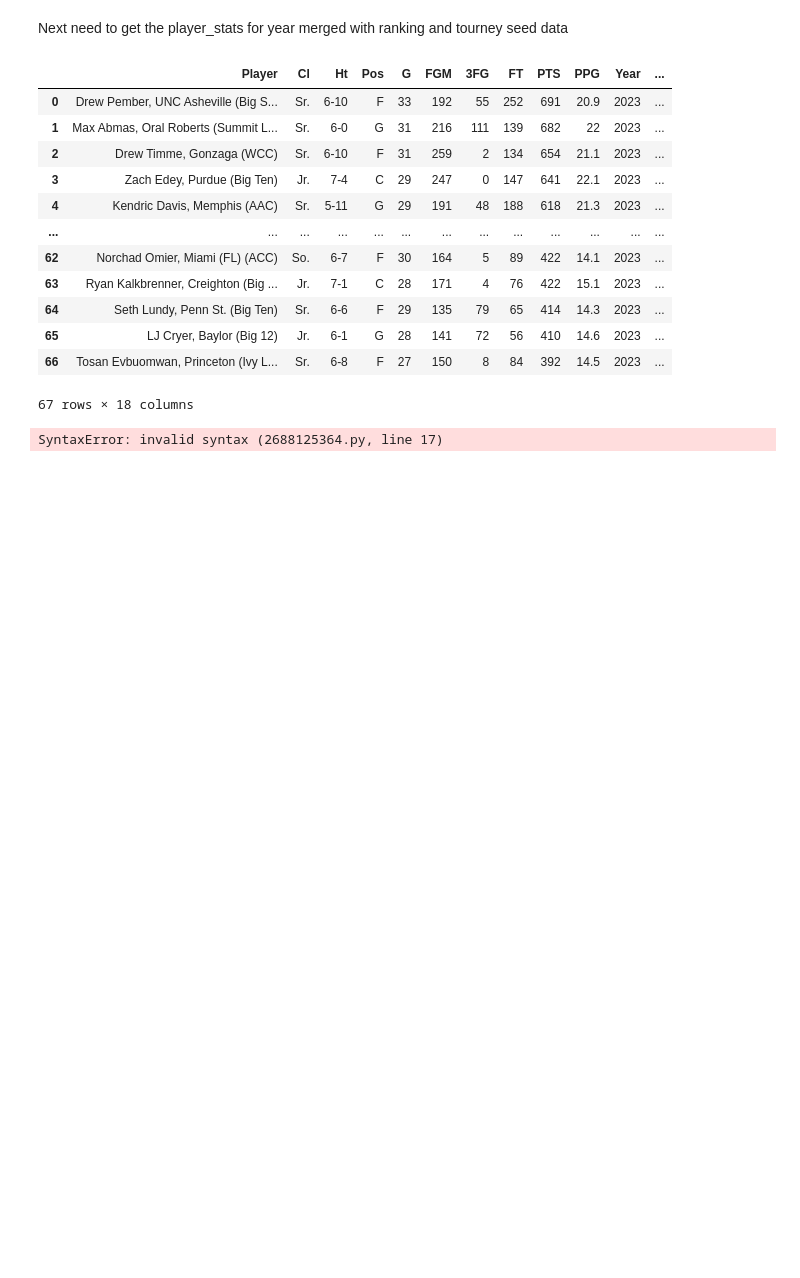
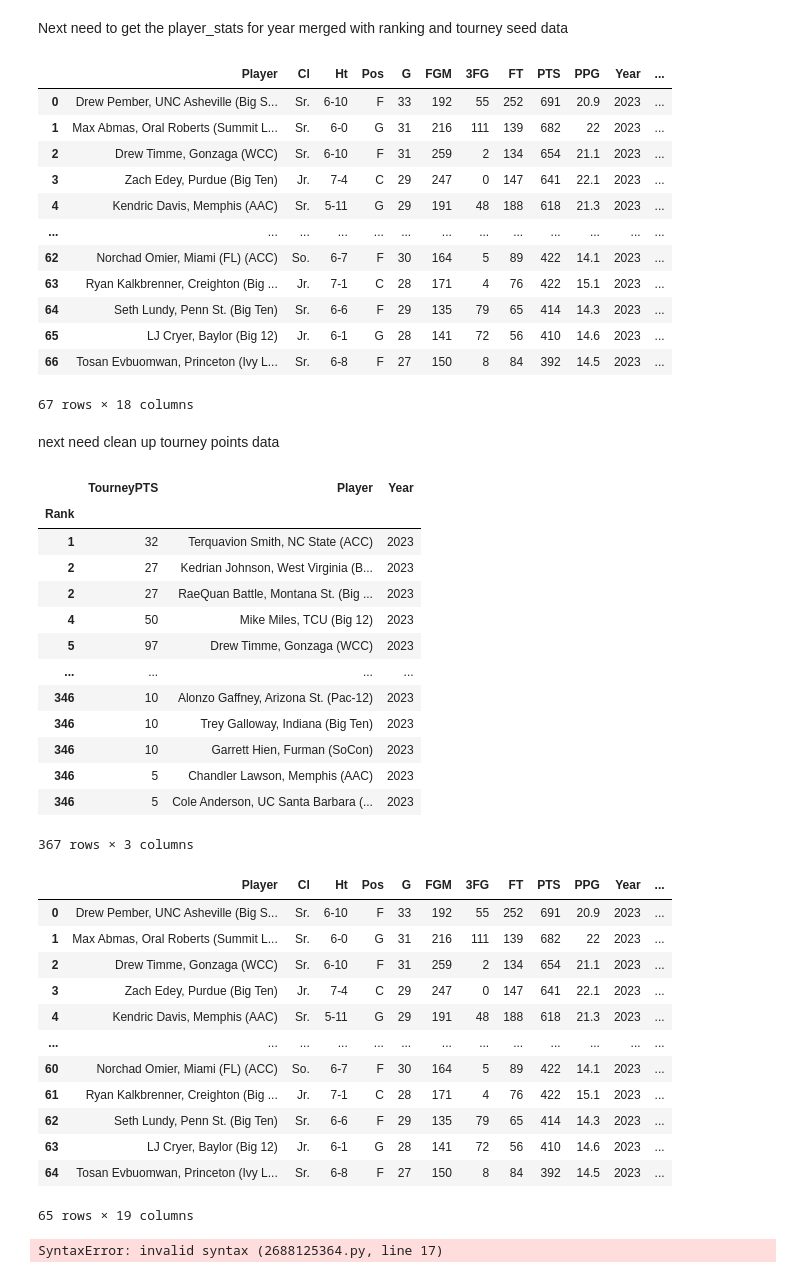
Before and after one commit to hopenbr/ncaa-player-pool, a Jupyter notebook: ncaa_player_pool/data-work.ipynb, the cells around one changed output. Drawn from its saved outputs; the diff is of its cells as text; code cells hidden in the pictures; blank space fills up the shorter version.

Commit message:
fully working for a single year

```diff
--- a/ncaa_player_pool/data-work.ipynb
+++ b/ncaa_player_pool/data-work.ipynb
@@ -119,6 +119,8 @@ rank_file = '/workspaces/ncaa-player-pool/data/prediction/archive/538 Ratings.cs
 
 rank_df = pd.read_csv(rank_file, dtype=str, header=0, index_col='TEAM NO')
 
+rank_df = rank_df.rename(columns={'YEAR': 'Year', 'TEAM': 'School'})
+
 d23 = (
     player_stats.merge(rank_df,
                       on=['Year', 'School'],
@@ -141,6 +143,55 @@ display(d23)
 | 65 | LJ Cryer, Baylor (Big 12) | Jr. | 6-1 | G | 28 | 141 | 72 | 56 | 410 | 14.6 | 2023 | ... |
 | 66 | Tosan Evbuomwan, Princeton (Ivy L... | Sr. | 6-8 | F | 27 | 150 | 8 | 84 | 392 | 14.5 | 2023 | ... |
 67 rows × 18 columns
+# %% [markdown]
+next need clean up tourney points data
+# %%
+tourney_stats_file = '/workspaces/ncaa-player-pool/data/prediction/ncaa_statistics_champ_2022-23.csv'
+
+tourney_df = pd.read_csv(tourney_stats_file, dtype=str, header=0, index_col='Rank').filter(items=['PTS', 'Player'])
+
+tourney_df['Year'] = get_season_year(tourney_stats_file)
+tourney_df = tourney_df.rename(columns={'PTS': 'TourneyPTS'})
+#tourney_df[['Name','School','Conf']] = tourney_df.apply(split_player_name, axis=1, result_type='expand')
+display(tourney_df.sort_values(axis=0, by='Rank',ascending=True))
+
+d23_f = (
+    d23.merge(tourney_df,
+            on=['Year', 'Player'],
+            how='inner',
+            indicator=True)
+        .drop(columns='_merge')
+    )
+
+display(d23_f)
+# %% [output]
+|  | TourneyPTS | Player | Year |
+| Rank |  |  |  |
+| 1 | 32 | Terquavion Smith, NC State (ACC) | 2023 |
+| 2 | 27 | Kedrian Johnson, West Virginia (B... | 2023 |
+| 2 | 27 | RaeQuan Battle, Montana St. (Big ... | 2023 |
+| 4 | 50 | Mike Miles, TCU (Big 12) | 2023 |
+| 5 | 97 | Drew Timme, Gonzaga (WCC) | 2023 |
+| ... | ... | ... | ... |
+| 346 | 10 | Alonzo Gaffney, Arizona St. (Pac-12) | 2023 |
+| 346 | 10 | Trey Galloway, Indiana (Big Ten) | 2023 |
+| 346 | 10 | Garrett Hien, Furman (SoCon) | 2023 |
+| 346 | 5 | Chandler Lawson, Memphis (AAC) | 2023 |
+| 346 | 5 | Cole Anderson, UC Santa Barbara (... | 2023 |
+367 rows × 3 columns
+|  | Player | Cl | Ht | Pos | G | FGM | 3FG | FT | PTS | PPG | Year | ... |
+| 0 | Drew Pember, UNC Asheville (Big S... | Sr. | 6-10 | F | 33 | 192 | 55 | 252 | 691 | 20.9 | 2023 | ... |
+| 1 | Max Abmas, Oral Roberts (Summit L... | Sr. | 6-0 | G | 31 | 216 | 111 | 139 | 682 | 22 | 2023 | ... |
+| 2 | Drew Timme, Gonzaga (WCC) | Sr. | 6-10 | F | 31 | 259 | 2 | 134 | 654 | 21.1 | 2023 | ... |
+| 3 | Zach Edey, Purdue (Big Ten) | Jr. | 7-4 | C | 29 | 247 | 0 | 147 | 641 | 22.1 | 2023 | ... |
+| 4 | Kendric Davis, Memphis (AAC) | Sr. | 5-11 | G | 29 | 191 | 48 | 188 | 618 | 21.3 | 2023 | ... |
+| ... | ... | ... | ... | ... | ... | ... | ... | ... | ... | ... | ... | ... |
+| 60 | Norchad Omier, Miami (FL) (ACC) | So. | 6-7 | F | 30 | 164 | 5 | 89 | 422 | 14.1 | 2023 | ... |
+| 61 | Ryan Kalkbrenner, Creighton (Big ... | Jr. | 7-1 | C | 28 | 171 | 4 | 76 | 422 | 15.1 | 2023 | ... |
+| 62 | Seth Lundy, Penn St. (Big Ten) | Sr. | 6-6 | F | 29 | 135 | 79 | 65 | 414 | 14.3 | 2023 | ... |
+| 63 | LJ Cryer, Baylor (Big 12) | Jr. | 6-1 | G | 28 | 141 | 72 | 56 | 410 | 14.6 | 2023 | ... |
+| 64 | Tosan Evbuomwan, Princeton (Ivy L... | Sr. | 6-8 | F | 27 | 150 | 8 | 84 | 392 | 14.5 | 2023 | ... |
+65 rows × 19 columns
 # %%
 from sklearn.ensemble import RandomForestClassifier
 clf = RandomForestClassifier(random_state=0)
```
